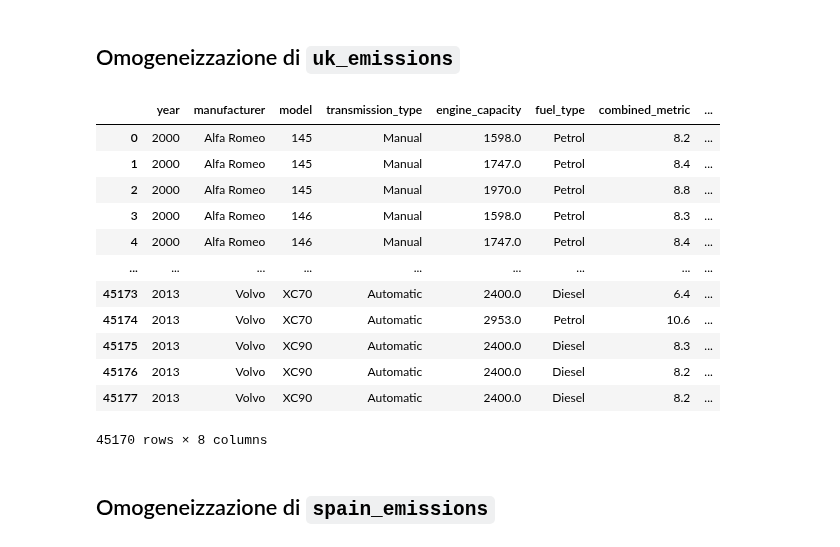
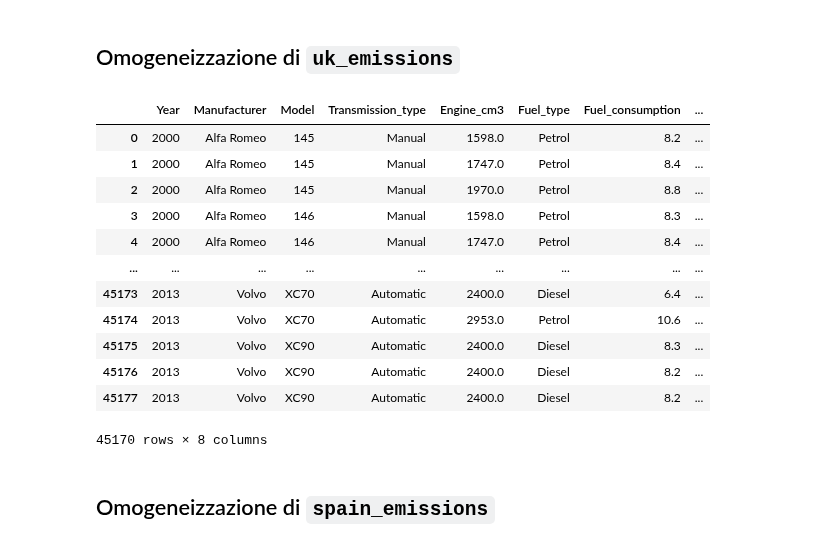
Before and after one commit to francesco-zatto/dia-project, a Jupyter notebook: car_emissions.ipynb, the cells around one changed output. Cells and saved outputs as stored; diff of their text form; code cells hidden in the pictures.

```diff
--- a/car_emissions.ipynb
+++ b/car_emissions.ipynb
@@ -347,14 +347,19 @@ uk_emissions = uk_emissions.drop(columns = ["file", "description", "euro_standar
                                             "noise_level", "thc_emissions", "co_emissions", "nox_emissions", "thc_nox_emissions",
                                             "particulates_emissions", "fuel_cost_12000_miles", "fuel_cost_6000_miles", "standard_12_months",
                                             "standard_6_months", "first_year_12_months", "first_year_6_months", "date_of_change"])
+# %%
+uk_emissions.columns = uk_emissions.columns.str.capitalize()
+uk_emissions.rename(columns = {"Engine_capacity" : "Engine_cm3",
+                               "Combined_metric" : "Fuel_consumption",
+                               "Co2" : "CO2_Emissions"}, inplace = True)
 # %%
 uk_emissions.dropna(inplace = True)
-uk_emissions["model"] = uk_emissions["model"].replace("[\(\[].*?[\)\]]", "", regex = True)
-uk_emissions["model"] = uk_emissions.apply(lambda row : row["model"].replace(str(row["manufacturer"]), ''), axis=1)
-uk_emissions["model"] = uk_emissions["model"].str.split(" ").str[0].str.replace(",", "")
+uk_emissions["Model"] = uk_emissions["Model"].replace("[\(\[].*?[\)\]]", "", regex = True)
+uk_emissions["Model"] = uk_emissions.apply(lambda row : row["Model"].replace(str(row["Manufacturer"]), ''), axis=1)
+uk_emissions["Model"] = uk_emissions["Model"].str.split(" ").str[0].str.replace(",", "")
 uk_emissions
 # %% [output]
-|  | year | manufacturer | model | transmission_type | engine_capacity | fuel_type | combined_metric | ... |
+|  | Year | Manufacturer | Model | Transmission_type | Engine_cm3 | Fuel_type | Fuel_consumption | ... |
 | 0 | 2000 | Alfa Romeo | 145 | Manual | 1598.0 | Petrol | 8.2 | ... |
 | 1 | 2000 | Alfa Romeo | 145 | Manual | 1747.0 | Petrol | 8.4 | ... |
 | 2 | 2000 | Alfa Romeo | 145 | Manual | 1970.0 | Petrol | 8.8 | ... |
```
Also changed, not shown: parts of 10 cells of this notebook.
